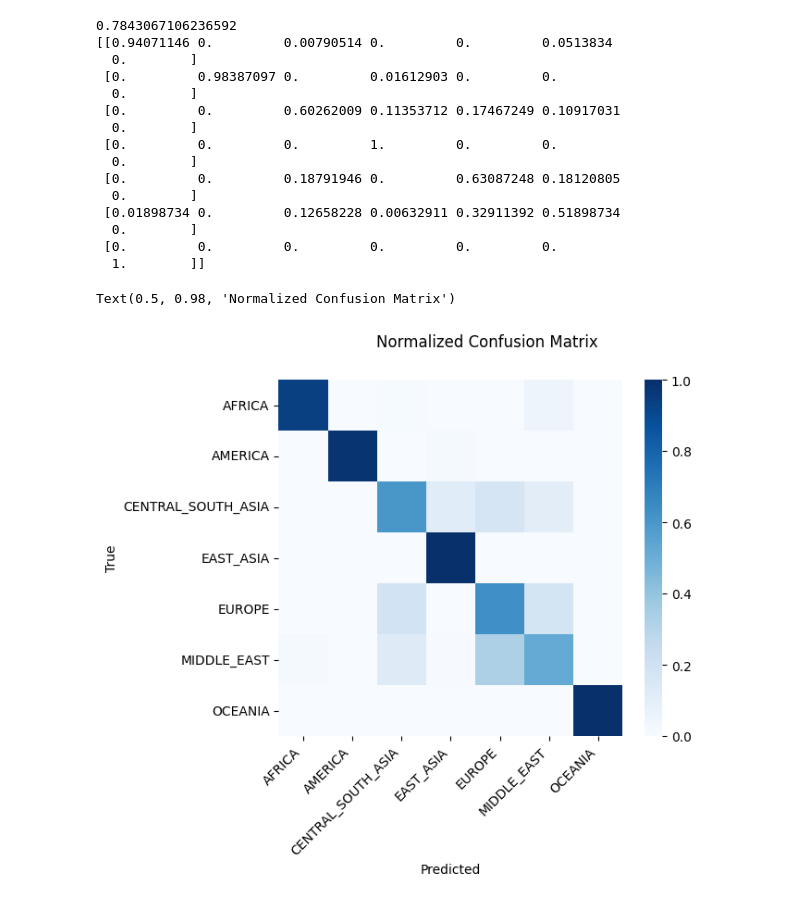
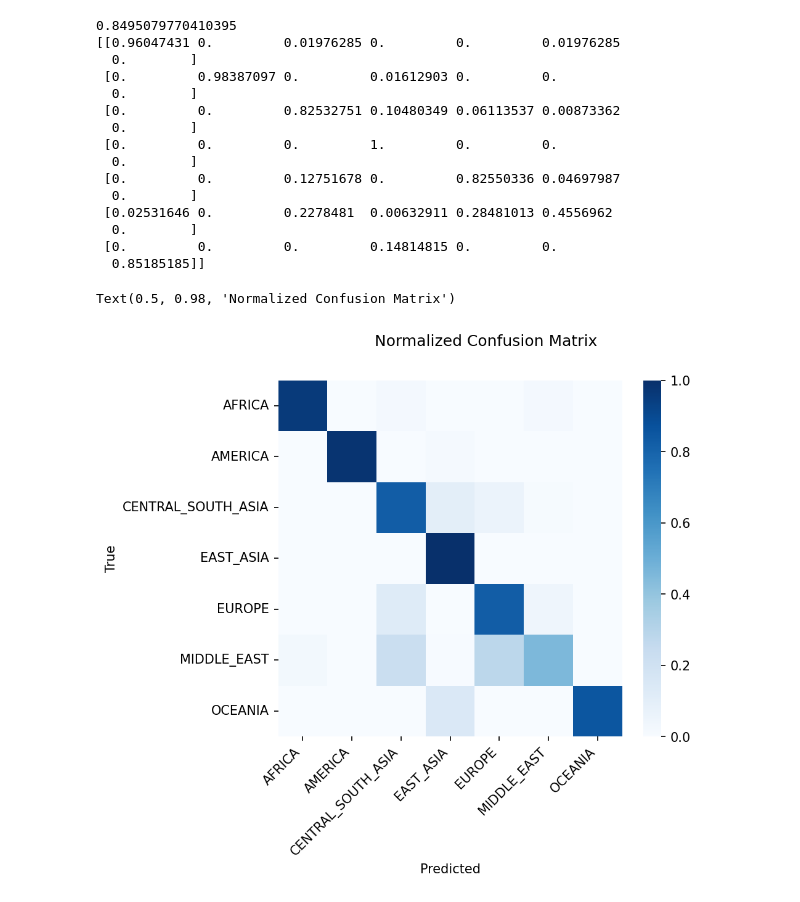
Before and after one commit to winch-jm/snp-pop-classification, a Jupyter notebook: notebooks/KNNClassifier.ipynb, the cells around one changed output. Cells and saved outputs as stored; diff of their text form; code cells hidden in the pictures.

```diff
--- a/notebooks/KNNClassifier.ipynb
+++ b/notebooks/KNNClassifier.ipynb
@@ -58,4 +71,4 @@ def nearest_neighbors_classifier(
         adata.obs.loc[test_mask, 'fold_'+label] = i
 
     return adata
-adata = nearest_neighbors_classifier(adata,k_neighbors=1)
+adata = nearest_neighbors_classifier(adata,k_neighbors=21)
@@ -116,41 +290,41 @@ Text(0.5, 1.0, 'KNN Classification: K vs F1-Score')
 # %%
 
 
-# from sklearn.metrics import confusion_matrix
-# region_order = adata.obs[['geo_region_of_origin','class_id']].drop_duplicates().sort_values(by='class_id').reset_index(drop=True)['geo_region_of_origin'].tolist()
-# y_true = adata.obs['class_id'].to_numpy()
-# y_pred = adata.obs['pred'].to_numpy()
+from sklearn.metrics import confusion_matrix
+region_order = adata.obs[['geo_region_of_origin','class_id']].drop_duplicates().sort_values(by='class_id').reset_index(drop=True)['geo_region_of_origin'].tolist()
+y_true = adata.obs['class_id'].to_numpy()
+y_pred = adata.obs['pred'].to_numpy()
 
-# print(f1_score(y_true,y_pred,average='weighted'))
-# cm = confusion_matrix(y_true, y_pred)
+print(f1_score(y_true,y_pred,average='macro'))
+cm = confusion_matrix(y_true, y_pred)
 
-# cm_norm = cm / cm.sum(axis=1, keepdims=True)
-# print(cm_norm)
+cm_norm = cm / cm.sum(axis=1, keepdims=True)
+print(cm_norm)
 
-# import matplotlib.pyplot as plt
-# fig,ax = plt.subplots(figsize=(6,5))
-# sns.heatmap(cm_norm, cmap='Blues',ax=ax)
-# ax.set_xlabel("Predicted")
-# ax.set_xticklabels(region_order,rotation=45,ha='right')
-# ax.set_ylabel("True")
-# ax.set_yticklabels(region_order,ha='right',rotation=0)
-# # ax.set_xticks(ax.get_xticks()
-# fig.suptitle("Normalized Confusion Matrix")
+import matplotlib.pyplot as plt
+fig,ax = plt.subplots(figsize=(6,5),dpi=150)
+sns.heatmap(cm_norm, cmap='Blues',ax=ax)
+ax.set_xlabel("Predicted")
+ax.set_xticklabels(region_order,rotation=45,ha='right')
+ax.set_ylabel("True")
+ax.set_yticklabels(region_order,ha='right',rotation=0)
+# ax.set_xticks(ax.get_xticks()
+fig.suptitle("Normalized Confusion Matrix")
 # %% [output]
-0.7843067106236592
-[[0.94071146 0.         0.00790514 0.         0.         0.0513834
+0.8495079770410395
+[[0.96047431 0.         0.01976285 0.         0.         0.01976285
   0.        ]
  [0.         0.98387097 0.         0.01612903 0.         0.
   0.        ]
- [0.         0.         0.60262009 0.11353712 0.17467249 0.10917031
+ [0.         0.         0.82532751 0.10480349 0.06113537 0.00873362
   0.        ]
  [0.         0.         0.         1.         0.         0.
   0.        ]
- [0.         0.         0.18791946 0.         0.63087248 0.18120805
+ [0.         0.         0.12751678 0.         0.82550336 0.04697987
   0.        ]
- [0.01898734 0.         0.12658228 0.00632911 0.32911392 0.51898734
+ [0.02531646 0.         0.2278481  0.00632911 0.28481013 0.4556962
   0.        ]
- [0.         0.         0.         0.         0.         0.
-  1.        ]]
+ [0.         0.         0.         0.14814815 0.         0.
+  0.85185185]]
 Text(0.5, 0.98, 'Normalized Confusion Matrix')
-[figure, old version]
+[figure, new version]
```
Also changed, not shown: parts of 10 cells of this notebook, 2 other files.
